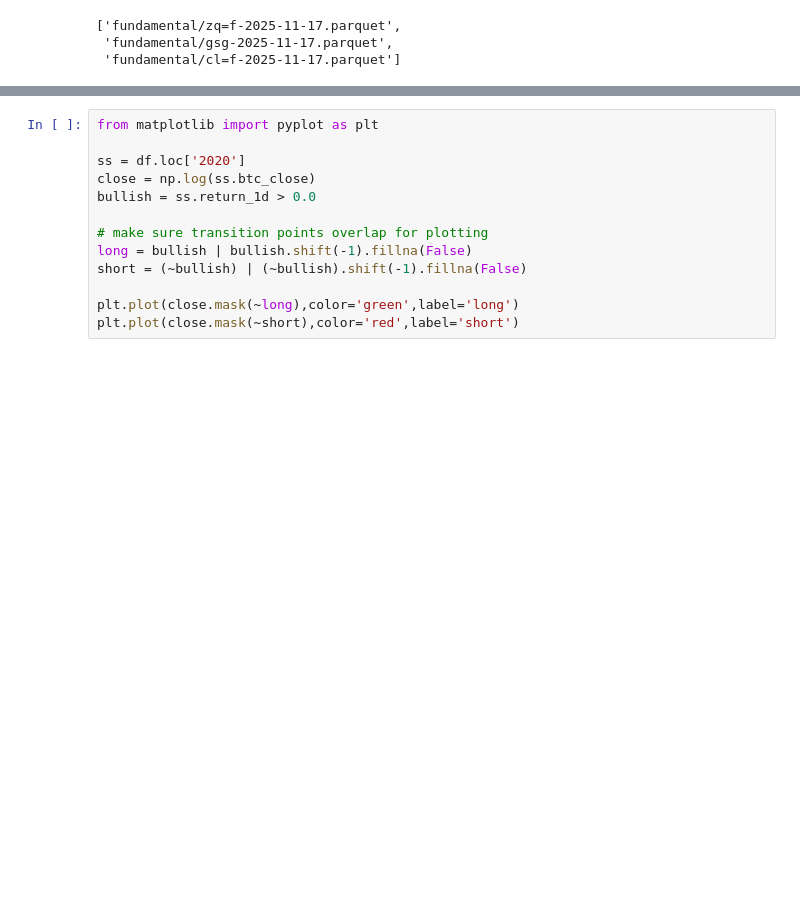
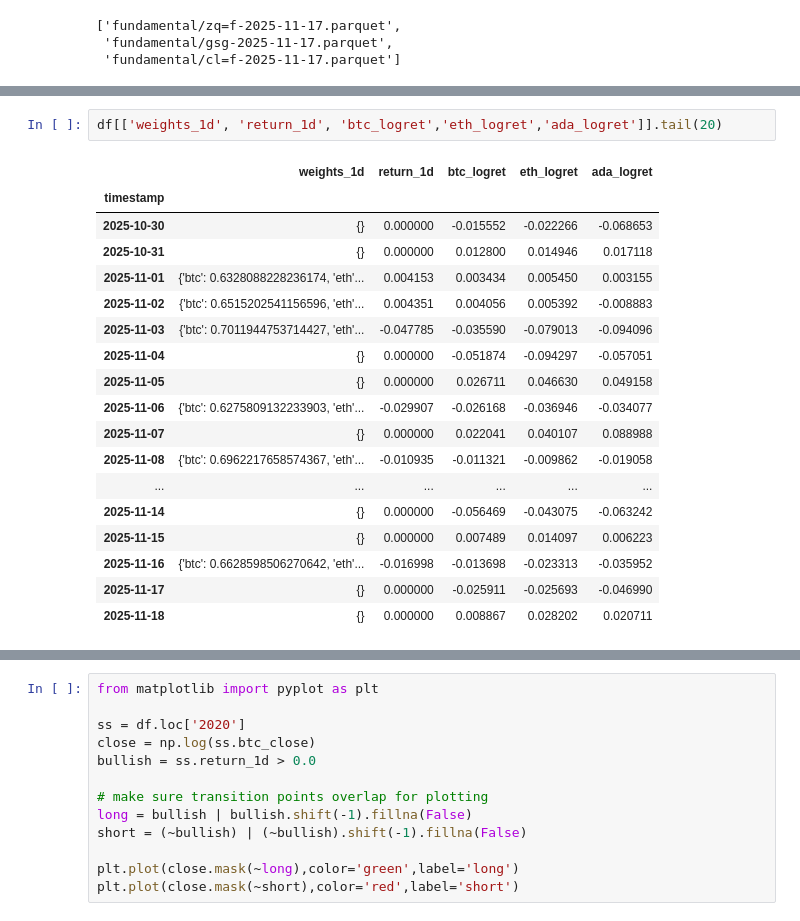
Before and after one commit to flanfly/studies, a Jupyter notebook: btc-momentum.ipynb, the cells around one changed output, grey strips where cells are left out. Drawn from its saved outputs; the diff is of its cells as text; blank space fills up the shorter version.

```diff
--- a/btc-momentum.ipynb
+++ b/btc-momentum.ipynb
@@ -14 +86,22 @@ skipping dxy
+# %%
+df[['weights_1d', 'return_1d', 'btc_logret','eth_logret','ada_logret']].tail(20)
+# %% [output]
+|  | weights_1d | return_1d | btc_logret | eth_logret | ada_logret |
+| timestamp |  |  |  |  |  |
+| 2025-10-30 | {} | 0.000000 | -0.015552 | -0.022266 | -0.068653 |
+| 2025-10-31 | {} | 0.000000 | 0.012800 | 0.014946 | 0.017118 |
+| 2025-11-01 | {'btc': 0.6328088228236174, 'eth'... | 0.004153 | 0.003434 | 0.005450 | 0.003155 |
+| 2025-11-02 | {'btc': 0.6515202541156596, 'eth'... | 0.004351 | 0.004056 | 0.005392 | -0.008883 |
+| 2025-11-03 | {'btc': 0.7011944753714427, 'eth'... | -0.047785 | -0.035590 | -0.079013 | -0.094096 |
+| 2025-11-04 | {} | 0.000000 | -0.051874 | -0.094297 | -0.057051 |
+| 2025-11-05 | {} | 0.000000 | 0.026711 | 0.046630 | 0.049158 |
+| 2025-11-06 | {'btc': 0.6275809132233903, 'eth'... | -0.029907 | -0.026168 | -0.036946 | -0.034077 |
+| 2025-11-07 | {} | 0.000000 | 0.022041 | 0.040107 | 0.088988 |
+| 2025-11-08 | {'btc': 0.6962217658574367, 'eth'... | -0.010935 | -0.011321 | -0.009862 | -0.019058 |
+| ... | ... | ... | ... | ... | ... |
+| 2025-11-14 | {} | 0.000000 | -0.056469 | -0.043075 | -0.063242 |
+| 2025-11-15 | {} | 0.000000 | 0.007489 | 0.014097 | 0.006223 |
+| 2025-11-16 | {'btc': 0.6628598506270642, 'eth'... | -0.016998 | -0.013698 | -0.023313 | -0.035952 |
+| 2025-11-17 | {} | 0.000000 | -0.025911 | -0.025693 | -0.046990 |
+| 2025-11-18 | {} | 0.000000 | 0.008867 | 0.028202 | 0.020711 |
 # %%
```
Also changed, not shown: parts of 2 cells of this notebook, 2 other files.
